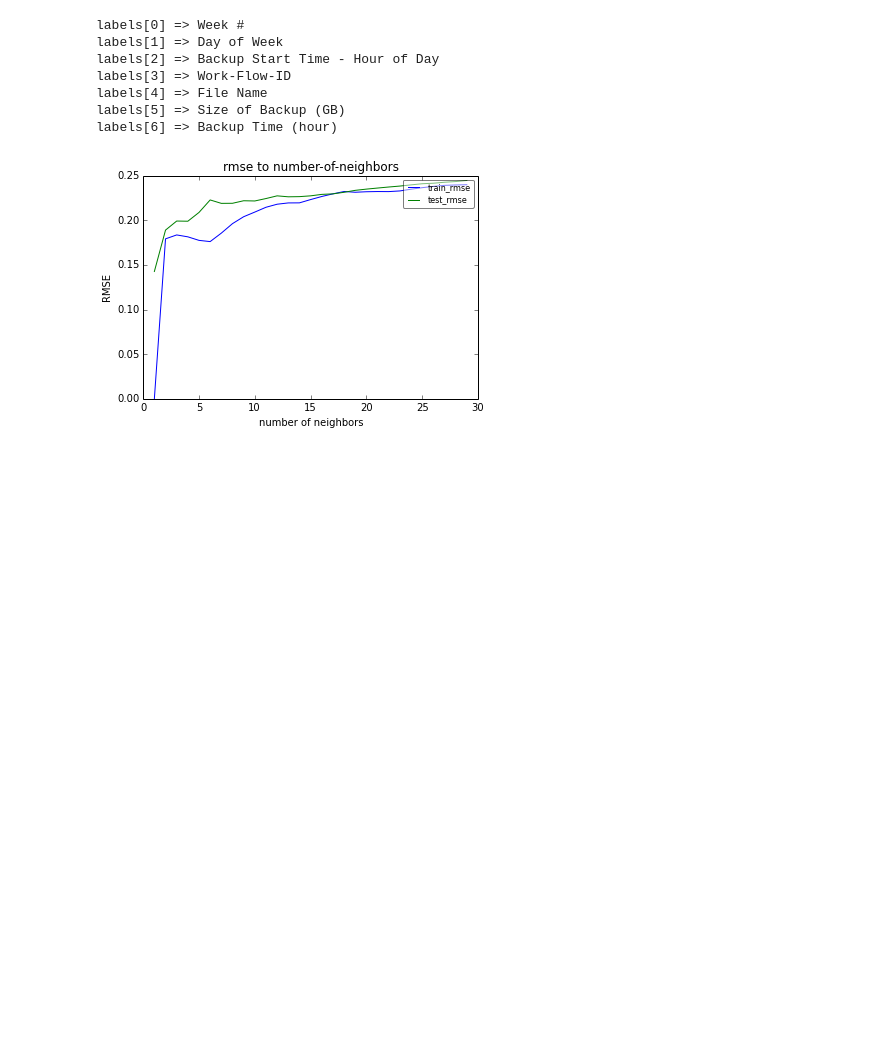
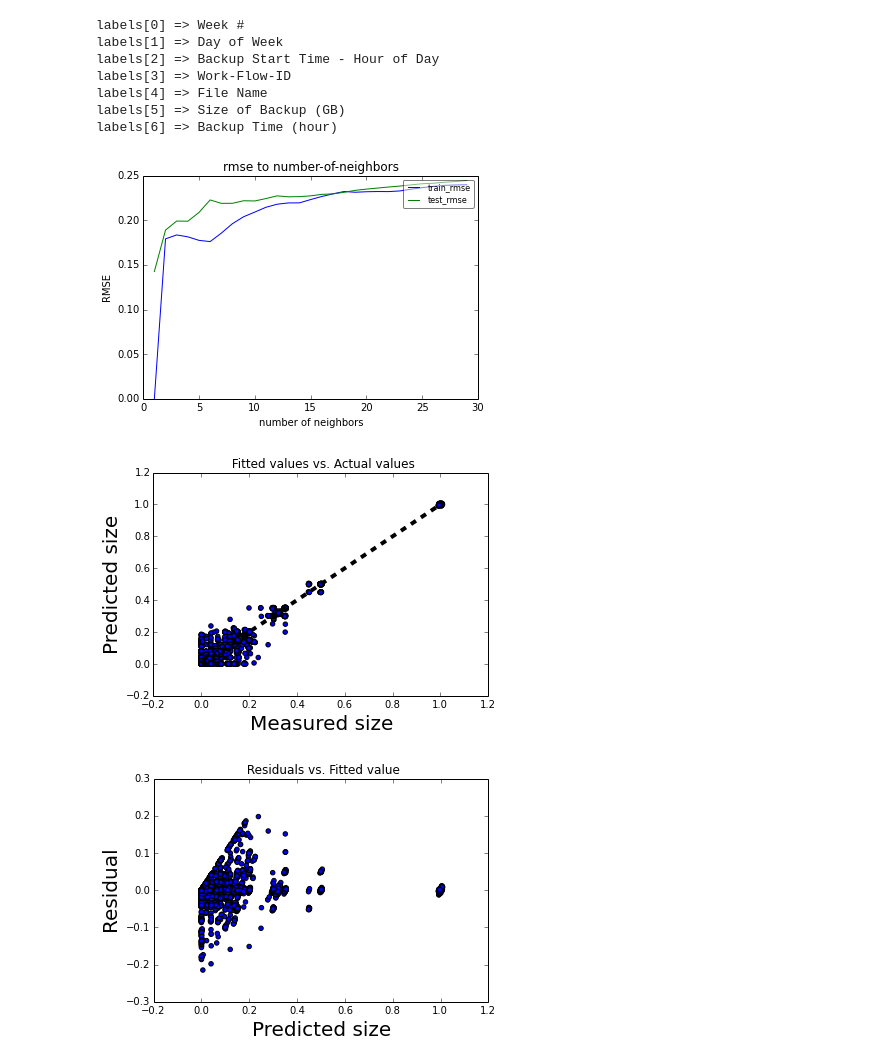
Before and after one commit to HonglanHuang/ee219, a Jupyter notebook: project4/codes/Part 2e.ipynb, the cells around one changed output. Cells and saved outputs as stored; diff of their text form; code cells hidden in the pictures; blank space fills up the shorter version.

```diff
--- a/project4/codes/Part 2e.ipynb
+++ b/project4/codes/Part 2e.ipynb
@@ -110,3 +110,30 @@ test_rmse = map(lambda x: (x / 10) ** 0.5, test_rmse)
 plot_rmse(number_of_neighbors, train_rmse, test_rmse, "rmse to number-of-neighbors")
 # %% [output]
 [figure]
+# %%
+def plot_result(target, predict, title = ""):
+    fig, ax = plt.subplots()
+    ax.scatter(target, predict)
+    ax.plot([min(target), max(target)], [min(target), max(target)], 'k--', lw = 4)
+    ax.set_xlabel('Measured size', fontsize = 20)
+    ax.set_ylabel('Predicted size', fontsize = 20)
+    plt.title(title + ' Fitted values vs. Actual values')
+    plt.show()
+
+    fig, ax = plt.subplots()
+    ax.scatter(predict, predict - target)
+    ax.set_xlabel('Predicted size', fontsize = 20)
+    ax.set_ylabel('Residual', fontsize = 20)
+    plt.title(title + ' Residuals vs. Fitted value')
+    plt.show()
+# %%
+# the best k is 1
+neigh = KNeighborsRegressor(n_neighbors = 1)
+feature = map(lambda x: x[:3] + x[4:5], dataset_scalar)
+target = map(lambda x: x[5], dataset_scalar)
+predict = cross_val_predict(neigh, feature, target, cv = 10)
+# %%
+plot_result(target, predict)
+# %% [output]
+[figure, added]
+[figure, added]
```
Also changed, not shown: 1 other file.
